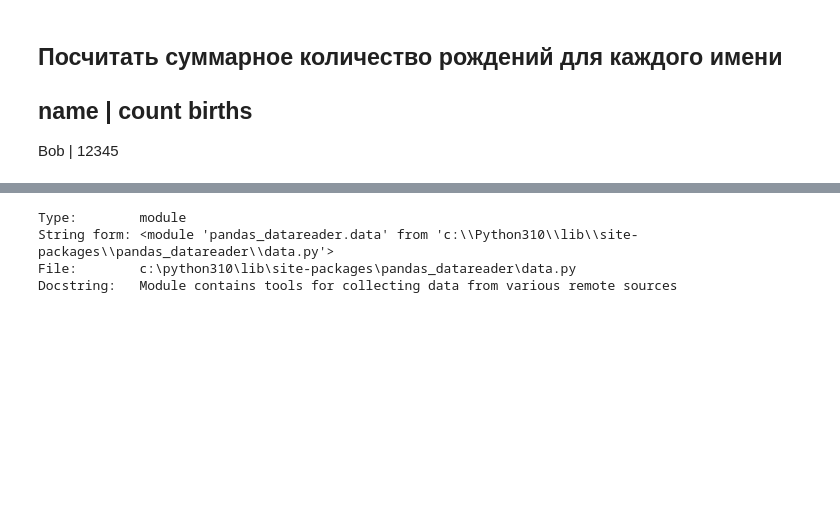
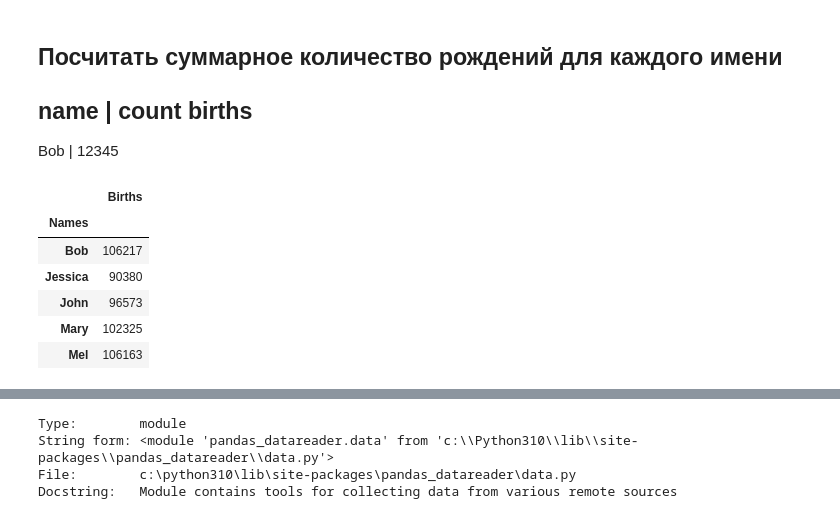
Before and after one commit to Data-Engineer-Course-Materials/big-data-02-2024, a Jupyter notebook: pandas_examples.ipynb, the cells around one changed output, grey strips where cells are left out. Drawn from its saved outputs; the diff is of its cells as text; code cells hidden in the pictures; blank space fills up the shorter version.

```diff
--- a/pandas_examples.ipynb
+++ b/pandas_examples.ipynb
@@ -300,3 +300,15 @@ Name: Names, dtype: object
 name | count births
 -------------------
 Bob  | 12345
+# %%
+name = df.groupby('Names')
+df = name.sum()
+df.head(10)
+# %% [output]
+|  | Births |
+| Names |  |
+| Bob | 106217 |
+| Jessica | 90380 |
+| John | 96573 |
+| Mary | 102325 |
+| Mel | 106163 |
```
Also changed, not shown: parts of 2 cells of this notebook.
